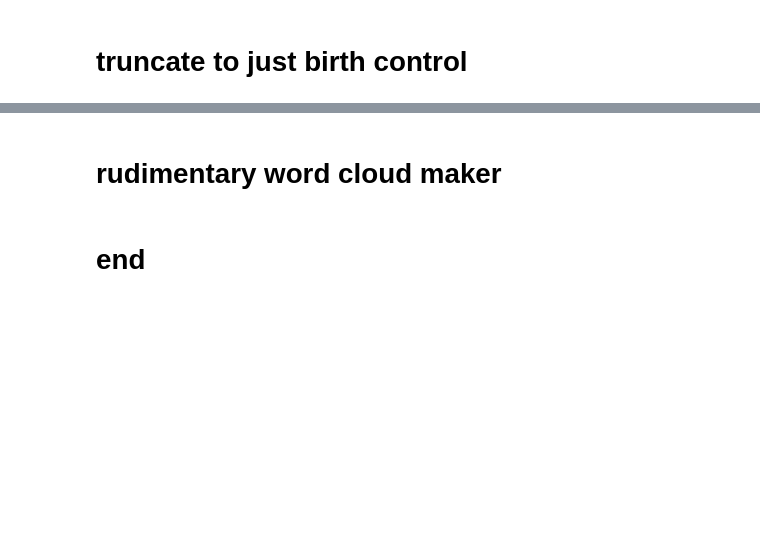
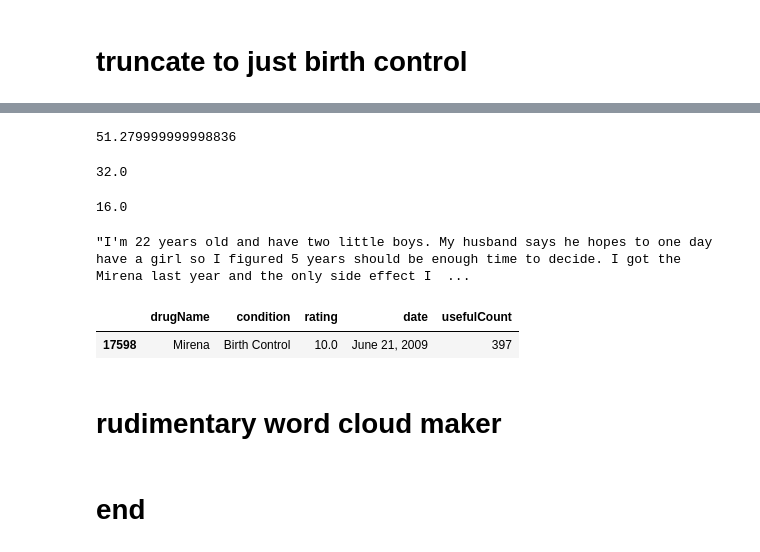
Before and after one commit to aarongalbraith/flatiron-phase5-project, a Jupyter notebook: notebooks/project_notebook.ipynb, the cells around one changed output, grey strips where cells are left out. Saved outputs shown, nothing was run; the diff lists cells and outputs as text; code cells hidden in the pictures; blank space fills up the shorter version.

```diff
--- a/notebooks/project_notebook.ipynb
+++ b/notebooks/project_notebook.ipynb
@@ -800,3 +993,21 @@ df.drop(columns='index', inplace=True)
+# %%
+df.usefulCount.quantile(.99)
+# %% [output]
+51.279999999998836
+# %%
+df[df.rating > 8].usefulCount.quantile(.95)
+# %% [output]
+32.0
+# %%
+df[df.rating < 2].usefulCount.quantile(.95)
+# %% [output]
+16.0
+# %%
+show_review(17598)
+# %% [output]
+"I'm 22 years old and have two little boys. My husband says he hopes to one day have a girl so I figured 5 years should be enough time to decide. I got the Mirena last year and the only side effect I  ...
+|  | drugName | condition | rating | date | usefulCount |
+| 17598 | Mirena | Birth Control | 10.0 | June 21, 2009 | 397 |
 # %% [markdown]
 # rudimentary word cloud maker
 # %%
```
Also changed, not shown: parts of 50 cells of this notebook.
